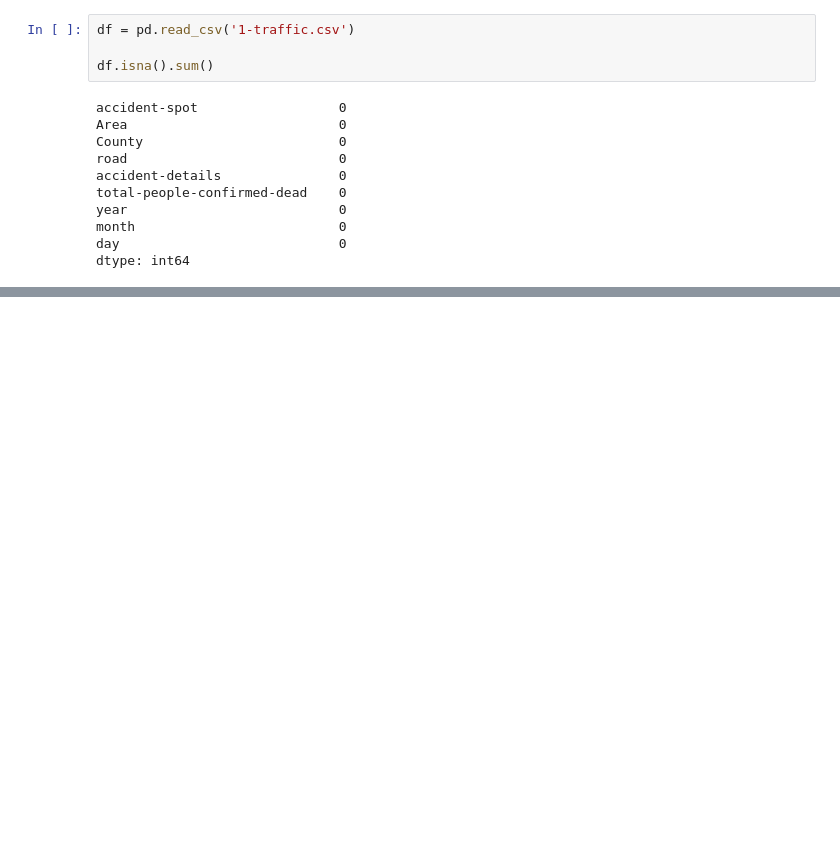
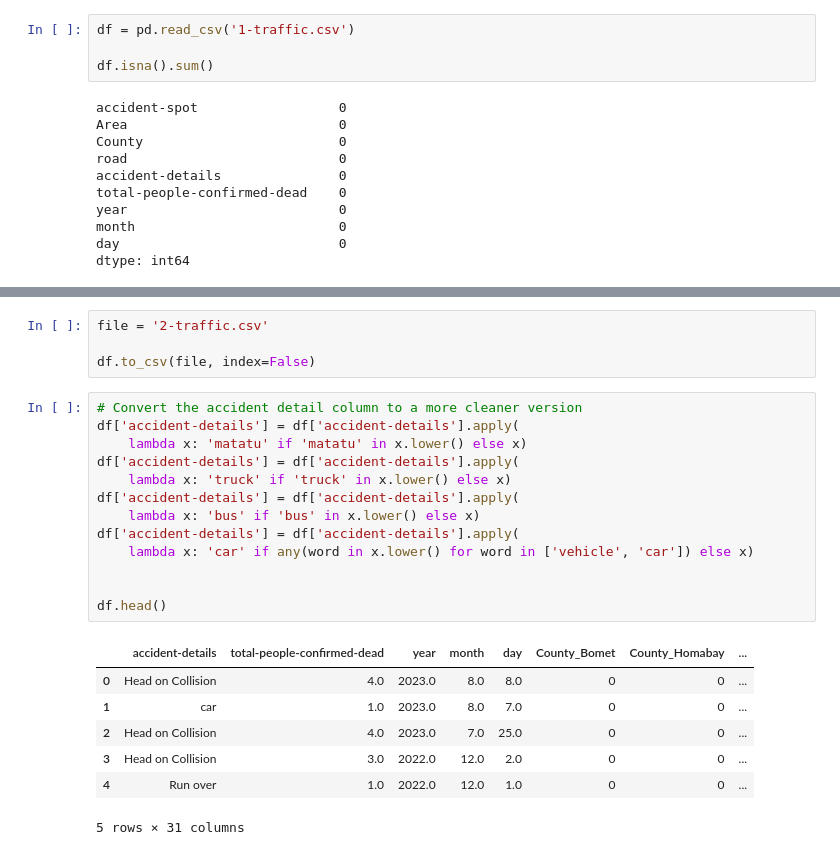
Before and after one commit to Mokowz/Knowledge-Based-Projects, a Jupyter notebook: traffic_pred/predict-accidents.ipynb, the cells around one changed output, grey strips where cells are left out. Drawn from its saved outputs; the diff is of its cells as text; blank space fills up the shorter version.

```diff
--- a/traffic_pred/predict-accidents.ipynb
+++ b/traffic_pred/predict-accidents.ipynb
@@ -220,0 +265,25 @@ enc = OneHotEncoder()
+# %%
+file = '2-traffic.csv'
+
+df.to_csv(file, index=False)
+# %%
+# Convert the accident detail column to a more cleaner version
+df['accident-details'] = df['accident-details'].apply(
+    lambda x: 'matatu' if 'matatu' in x.lower() else x)
+df['accident-details'] = df['accident-details'].apply(
+    lambda x: 'truck' if 'truck' in x.lower() else x)
+df['accident-details'] = df['accident-details'].apply(
+    lambda x: 'bus' if 'bus' in x.lower() else x)
+df['accident-details'] = df['accident-details'].apply(
+    lambda x: 'car' if any(word in x.lower() for word in ['vehicle', 'car']) else x)
+
+
+df.head()
+# %% [output]
+|  | accident-details | total-people-confirmed-dead | year | month | day | County_Bomet | County_Homabay | ... |
+| 0 | Head on Collision | 4.0 | 2023.0 | 8.0 | 8.0 | 0 | 0 | ... |
+| 1 | car | 1.0 | 2023.0 | 8.0 | 7.0 | 0 | 0 | ... |
+| 2 | Head on Collision | 4.0 | 2023.0 | 7.0 | 25.0 | 0 | 0 | ... |
+| 3 | Head on Collision | 3.0 | 2022.0 | 12.0 | 2.0 | 0 | 0 | ... |
+| 4 | Run over | 1.0 | 2022.0 | 12.0 | 1.0 | 0 | 0 | ... |
+5 rows × 31 columns
```
Also changed, not shown: parts of 8 cells of this notebook, 2 other files.
